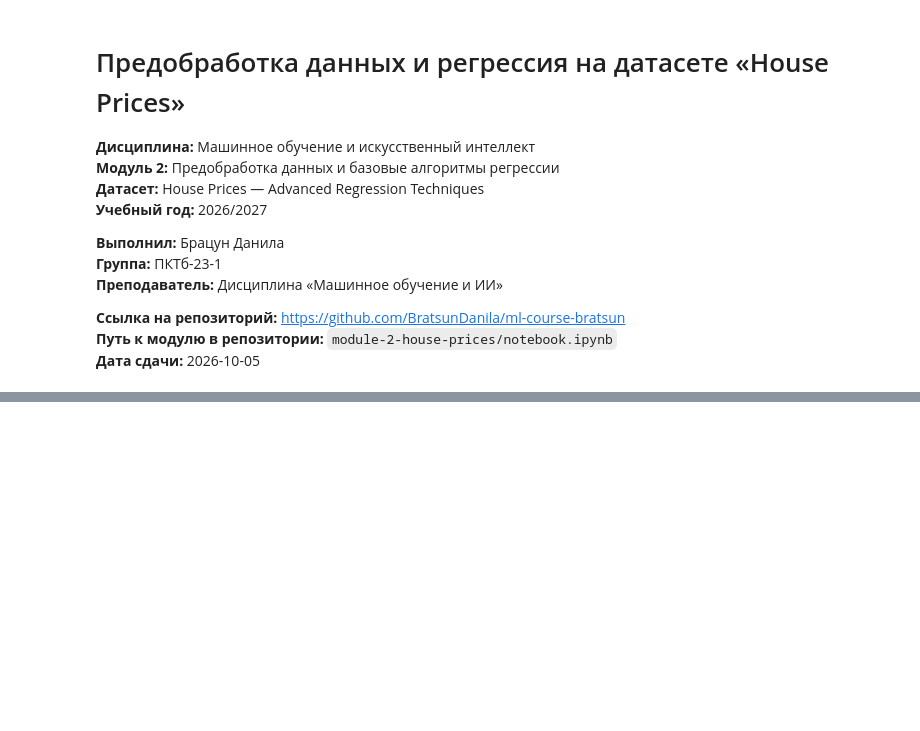
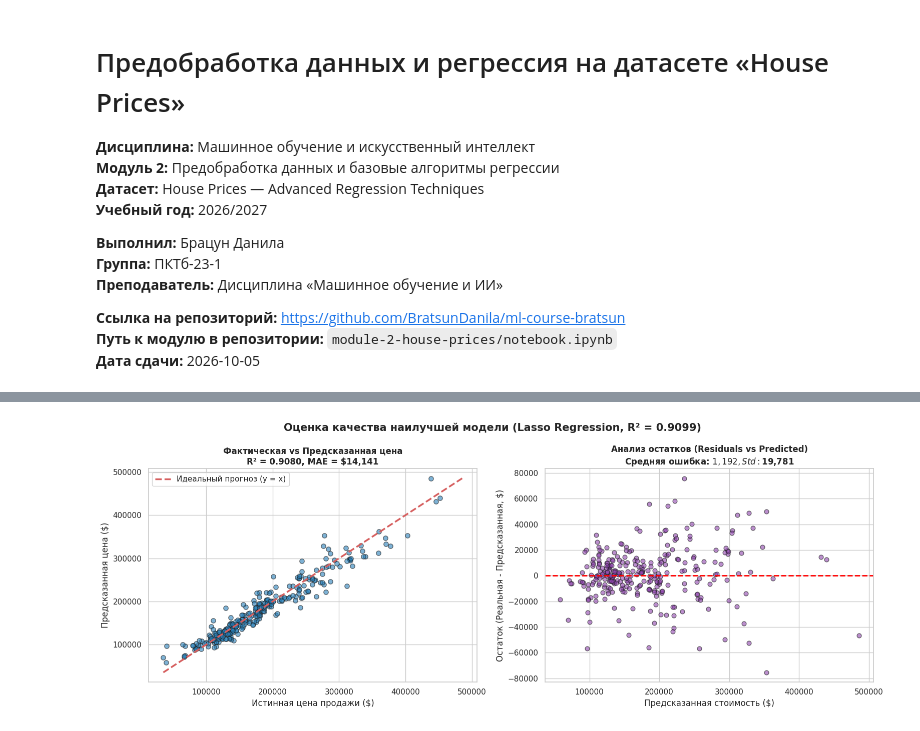
Before and after one commit to BratsunDanila/ml-course-bratsun, a Jupyter notebook: module-2-house-prices/notebook.ipynb, the cells around one changed output, grey strips where cells are left out. Saved outputs shown, nothing was run; the diff lists cells and outputs as text; code cells hidden in the pictures; blank space fills up the shorter version.

```diff
--- a/module-2-house-prices/notebook.ipynb
+++ b/module-2-house-prices/notebook.ipynb
@@ -872,0 +490,89 @@ requests>=2.31.0
+# %%
+# ============================================================
+# РАЗДЕЛ 7: ОЦЕНКА КАЧЕСТВА И АНАЛИЗ ОСТАТКОВ
+# ============================================================
+
+from sklearn.metrics import mean_squared_error, mean_absolute_error, r2_score
+
+models_dict = {
+    'Linear Regression': (lr_model, lr_time, True, None),
+    'Ridge': (ridge_model, ridge_time, True, ridge_cv.best_params_['alpha']),
+    'Lasso': (lasso_model, lasso_time, True, lasso_cv.best_params_['alpha']),
+    'ElasticNet': (enet_model, enet_time, True, str(enet_cv.best_params_)),
+    'Gradient Boosting (Бонус)': (gbr_model, gbr_time, False, 'n_est=300, lr=0.05')
+}
+
+metrics_results = {}
+val_predictions_log = {}
+
+for name, (mod, t_sec, need_scale, best_p) in models_dict.items():
+    X_val_input = X_val_scaled if need_scale else X_val
+    X_train_input = X_train_scaled if need_scale else X_train
+
+    pred_log = mod.predict(X_val_input)
+    val_predictions_log[name] = pred_log
+
+    # Метрики в log-шкале
+    rmse_log = np.sqrt(mean_squared_error(y_val, pred_log))
+    mae_log = mean_absolute_error(y_val, pred_log)
+    r2_val = r2_score(y_val, pred_log)
+
+    # Метрики в реальных долларах ($)
+    y_val_dollars = np.expm1(y_val)
+    pred_dollars = np.expm1(pred_log)
+    mae_dollars = mean_absolute_error(y_val_dollars, pred_dollars)
+    rmse_dollars = np.sqrt(mean_squared_error(y_val_dollars, pred_dollars))
+
+    # 5-Fold CV на обучающей части
+    cv_scores = cross_val_score(mod, X_train_input, y_train, cv=kf, scoring='neg_root_mean_squared_error')
+    cv_rmse_log = -np.mean(cv_scores)
+
+    metrics_results[name] = {
+        'R2_Score': r2_val,
+        'RMSE_log': rmse_log,
+        'MAE_log': mae_log,
+        'MAE_dollars': mae_dollars,
+        'RMSE_dollars': rmse_dollars,
+        'CV_RMSE_log': cv_rmse_log,
+        'Time_sec': t_sec
+    }
+
+# Сводный DataFrame
+metrics_df = pd.DataFrame(metrics_results).T
+print("--- СВОДНАЯ ТАБЛИЦА МЕТРИК РЕГРЕССИИ НА ТЕСТОВОЙ ВЫБОРКЕ ---")
+print(metrics_df[['R2_Score', 'RMSE_log', 'MAE_log', 'MAE_dollars', 'RMSE_dollars', 'CV_RMSE_log', 'Time_sec']].round(4))
+
+# Визуализация 7.2: Фактическая цена vs Предсказанная и График остатков (Lasso)
+best_model_name = 'Lasso'
+y_val_real = np.expm1(y_val)
+best_pred_real = np.expm1(val_predictions_log[best_model_name])
+residuals = y_val_real - best_pred_real
+
+fig, axes = plt.subplots(1, 2, figsize=(16, 6))
+fig.suptitle('Оценка качества наилучшей модели (Lasso Regression, R² = 0.9099)', fontsize=15, fontweight='bold')
+
+# Scatter: Actual vs Predicted
+axes[0].scatter(y_val_real, best_pred_real, color='#2980b9', alpha=0.6, edgecolors='k', s=45)
+min_p = min(y_val_real.min(), best_pred_real.min())
+max_p = max(y_val_real.max(), best_pred_real.max())
+axes[0].plot([min_p, max_p], [min_p, max_p], 'r--', lw=2.5, label='Идеальный прогноз (y = x)')
+axes[0].set_title(f"Фактическая vs Предсказанная цена\nR² = {metrics_results['Lasso']['R2_Score']:.4f}, MAE = ${metrics_results['Lasso']['MAE_dollars']:,.0f}", fontsize=12, fontweight='bold')
+axes[0].set_xlabel('Истинная цена продажи ($)')
+axes[0].set_ylabel('Предсказанная цена ($)')
+axes[0].legend()
+
+# График остатков (Residuals)
+axes[1].scatter(best_pred_real, residuals, color='#8e44ad', alpha=0.6, edgecolors='k', s=40)
+axes[1].axhline(0, color='red', linestyle='--', lw=2)
+axes[1].set_title(f"Анализ остатков (Residuals vs Predicted)\nСредняя ошибка: ${residuals.mean():,.0f}, Std: ${residuals.std():,.0f}", fontsize=12, fontweight='bold')
+axes[1].set_xlabel('Предсказанная стоимость ($)')
+axes[1].set_ylabel('Остаток (Реальная - Предсказанная, $)')
+
+plt.tight_layout()
+plt.savefig('examples/predictions_scatter.png', dpi=300)
+plt.savefig('examples/residuals.png', dpi=300)
+plt.show()
+
+print(f"Среднее остатков: ${residuals.mean():,.2f} (близко к 0)")
+print(f"Стандартное отклонение остатков: ${residuals.std():,.2f}")
+# %% [output]
@@ -872,0 +593 @@ requests>=2.31.0
+[figure, added]
```
Also changed, not shown: parts of 53 cells of this notebook, 8 other files.
